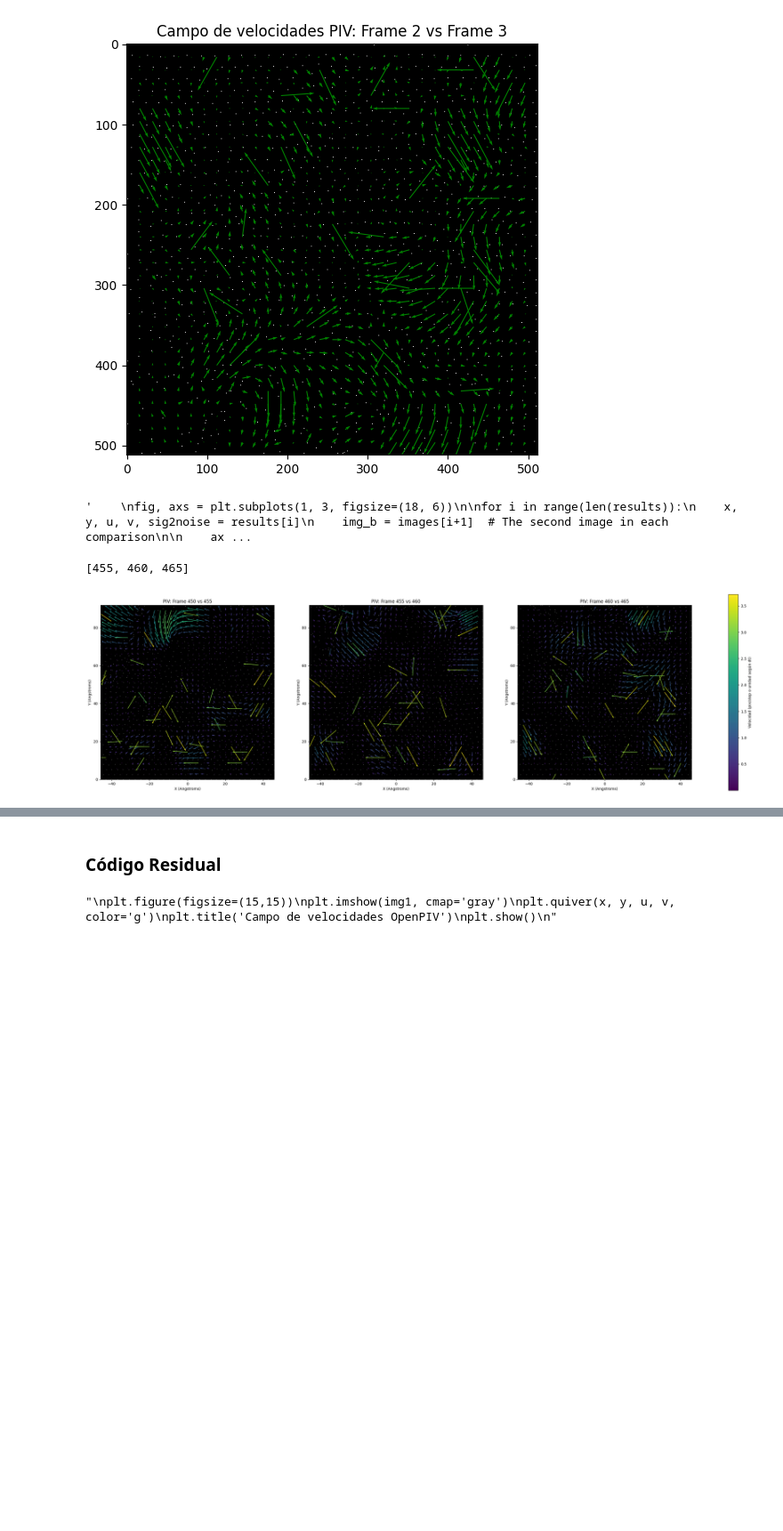
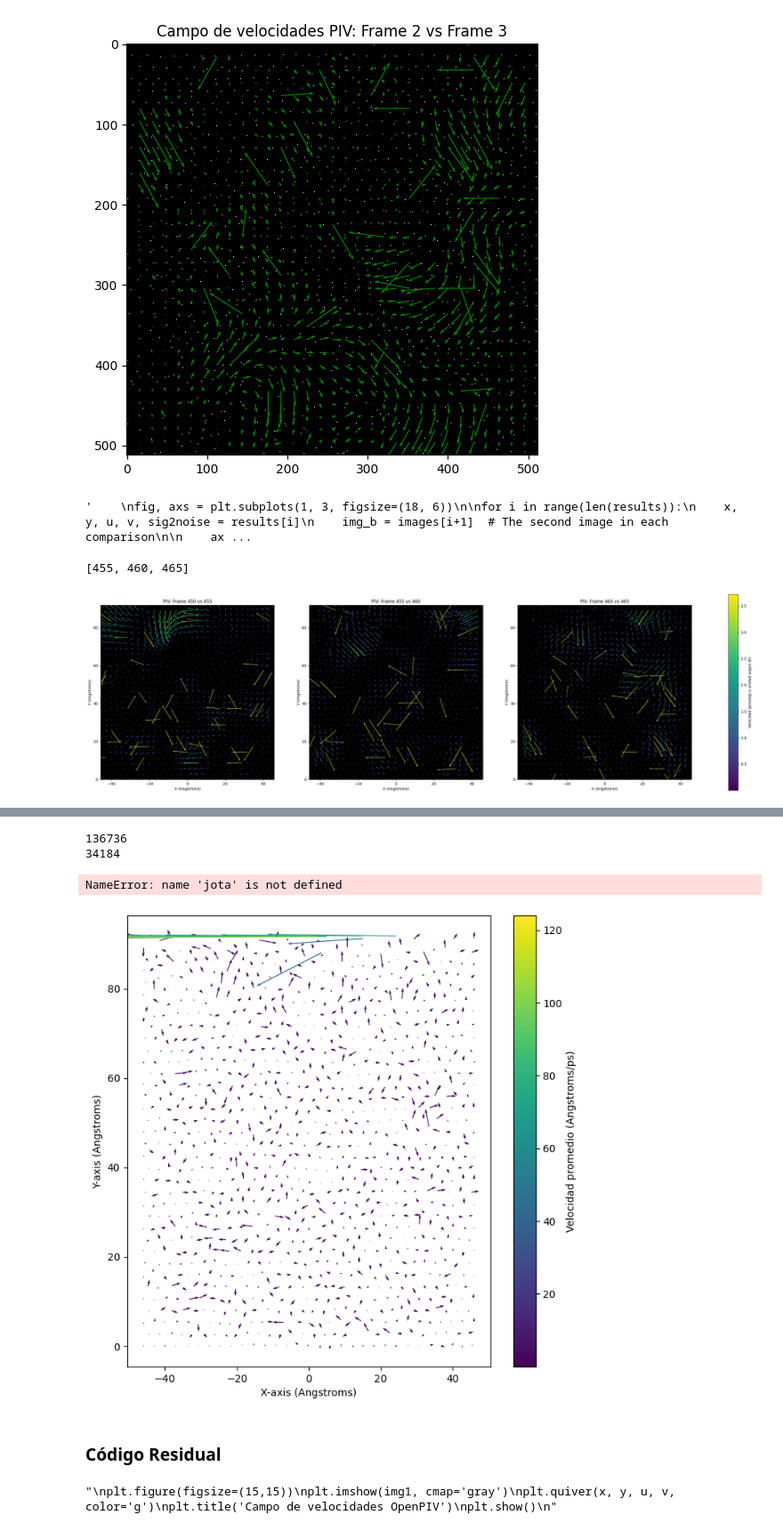
Before and after one commit to ivanmb20/Bachelor-s-Thesis, a Jupyter notebook: preprocessing_piv_1068.ipynb, the cells around one changed output, grey strips where cells are left out. Shown at 89% size. Drawn from its saved outputs; the diff is of its cells as text; code cells hidden in the pictures; blank space fills up the shorter version.

```diff
--- a/preprocessing_piv_1068.ipynb
+++ b/preprocessing_piv_1068.ipynb
@@ -343,2 +329,35 @@ plt.imshow(mag,cmap=plt.cm.get_cmap('coolwarm'))
+# %%
+N = 1068  # número de partículas
+float_size = 8
+block_size = float_size + N*2*float_size + N*2*float_size
+
+with open('C:/Users/ivan_/Desktop/Tesis/Python_scripts/Jupyter/V40/average_velocitiesJ.bin', 'rb') as f:
+    data = f.read()
+
+num_blocks = len(data) // block_size
+
+print(len(data))
+print(block_size)
+
+for i in range(num_blocks):
+    offset = i * block_size
+    tiempo = np.frombuffer(data[offset:offset+float_size], dtype=np.float64)[0]
+    pos_actual = np.frombuffer(data[offset+float_size : offset+float_size+N*2*float_size], dtype=np.float64).reshape(N,2)
+    vel_promedioJ = np.frombuffer(data[offset+float_size+N*2*float_size : offset+block_size], dtype=np.float64).reshape(N,2)
+    vx = vel_promedioJ[:,0]
+    vy = vel_promedioJ[:,1]
+
+    plt.figure(figsize=(8, 8))
+    plt.quiver(pos_actual[:, 0], pos_actual[:, 1], vx, vy, np.sqrt(vx**2 + vy**2), cmap='viridis')
+    plt.colorbar(label='Velocidad promedio (Angstroms/ps)')
+    plt.xlabel("X-axis (Angstroms)")
+    plt.ylabel("Y-axis (Angstroms)")
+    plt.title(f"Velocidades promedio en t={tiempo:.2f} ps, con J={jota}")
+    plt.show()
+# %% [output]
+136736
+34184
+NameError: name 'jota' is not defined
+[figure, added]
 # %% [markdown]
 ### Código Residual
```
Also changed, not shown: parts of 10 cells of this notebook.
